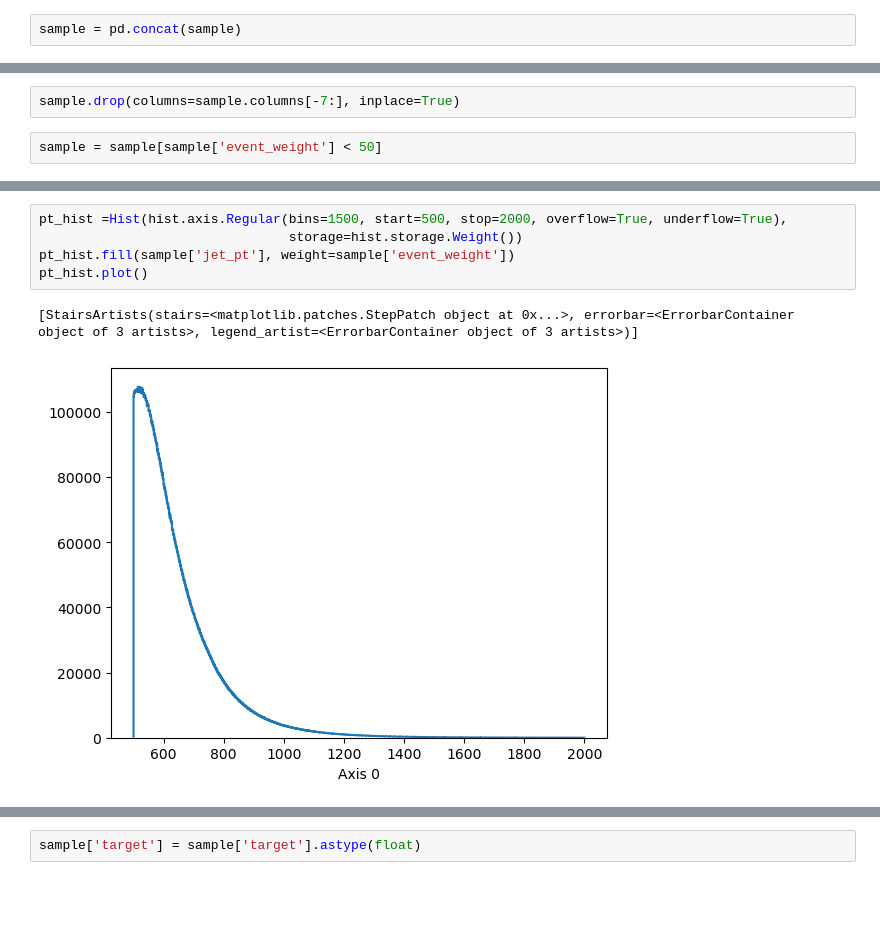
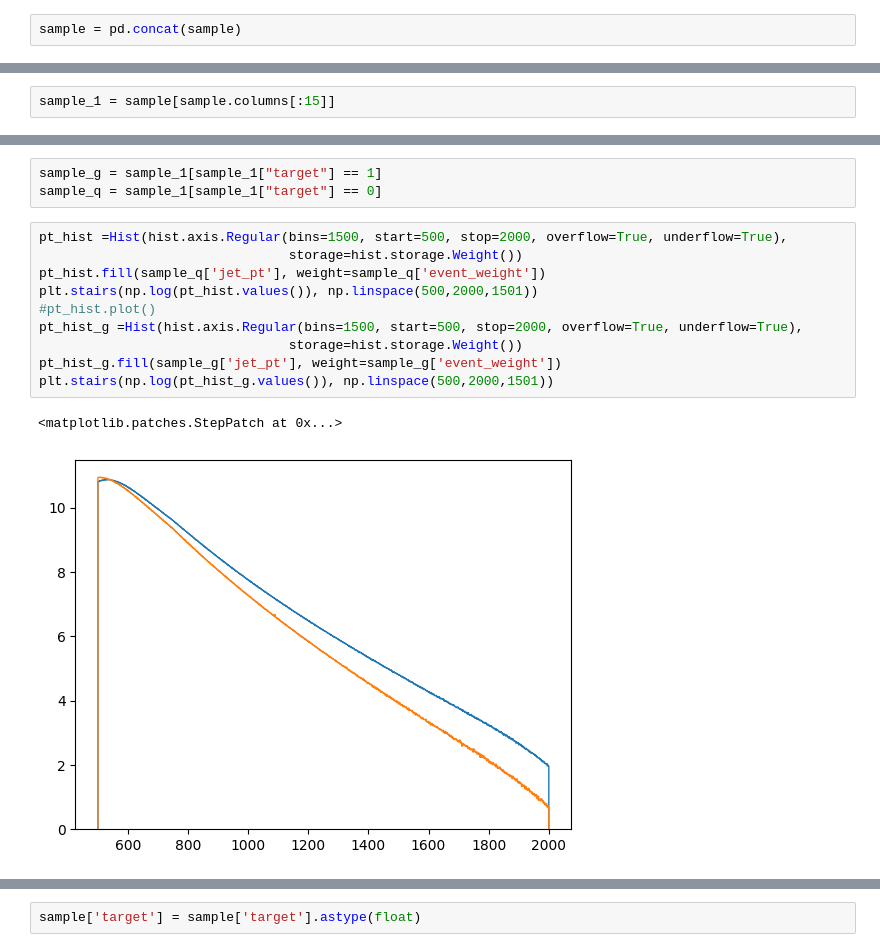
Before and after one commit to wanyunSu/QG_Calibration, a Jupyter notebook: LightGBM/prepare_training.ipynb, the cells around one changed output, grey strips where cells are left out. Cells and saved outputs as stored; diff of their text form; blank space fills up the shorter version.

```diff
--- a/LightGBM/prepare_training.ipynb
+++ b/LightGBM/prepare_training.ipynb
@@ -25,4 +22,0 @@ sample.shape
-# %%
-sample.drop(columns=sample.columns[-7:], inplace=True)
-# %%
-sample = sample[sample['event_weight'] < 50]
@@ -31,0 +33,2 @@ from hist import Hist
+# %%
+sample_1 = sample[sample.columns[:15]]
@@ -32,8 +44,16 @@ from hist import Hist
+# %%
+sample_g = sample_1[sample_1["target"] == 1]
+sample_q = sample_1[sample_1["target"] == 0]
 # %%
 pt_hist =Hist(hist.axis.Regular(bins=1500, start=500, stop=2000, overflow=True, underflow=True),
                                 storage=hist.storage.Weight())
-pt_hist.fill(sample['jet_pt'], weight=sample['event_weight'])
-pt_hist.plot()
+pt_hist.fill(sample_q['jet_pt'], weight=sample_q['event_weight'])
+plt.stairs(np.log(pt_hist.values()), np.linspace(500,2000,1501))
+#pt_hist.plot()
+pt_hist_g =Hist(hist.axis.Regular(bins=1500, start=500, stop=2000, overflow=True, underflow=True),
+                                storage=hist.storage.Weight())
+pt_hist_g.fill(sample_g['jet_pt'], weight=sample_g['event_weight'])
+plt.stairs(np.log(pt_hist_g.values()), np.linspace(500,2000,1501))
 # %% [output]
-[StairsArtists(stairs=<matplotlib.patches.StepPatch object at 0x...>, errorbar=<ErrorbarContainer object of 3 artists>, legend_artist=<ErrorbarContainer object of 3 artists>)]
+<matplotlib.patches.StepPatch at 0x...>
-[figure, old version]
+[figure, new version]
```
Also changed, not shown: parts of 25 cells of this notebook, 6 other files.
